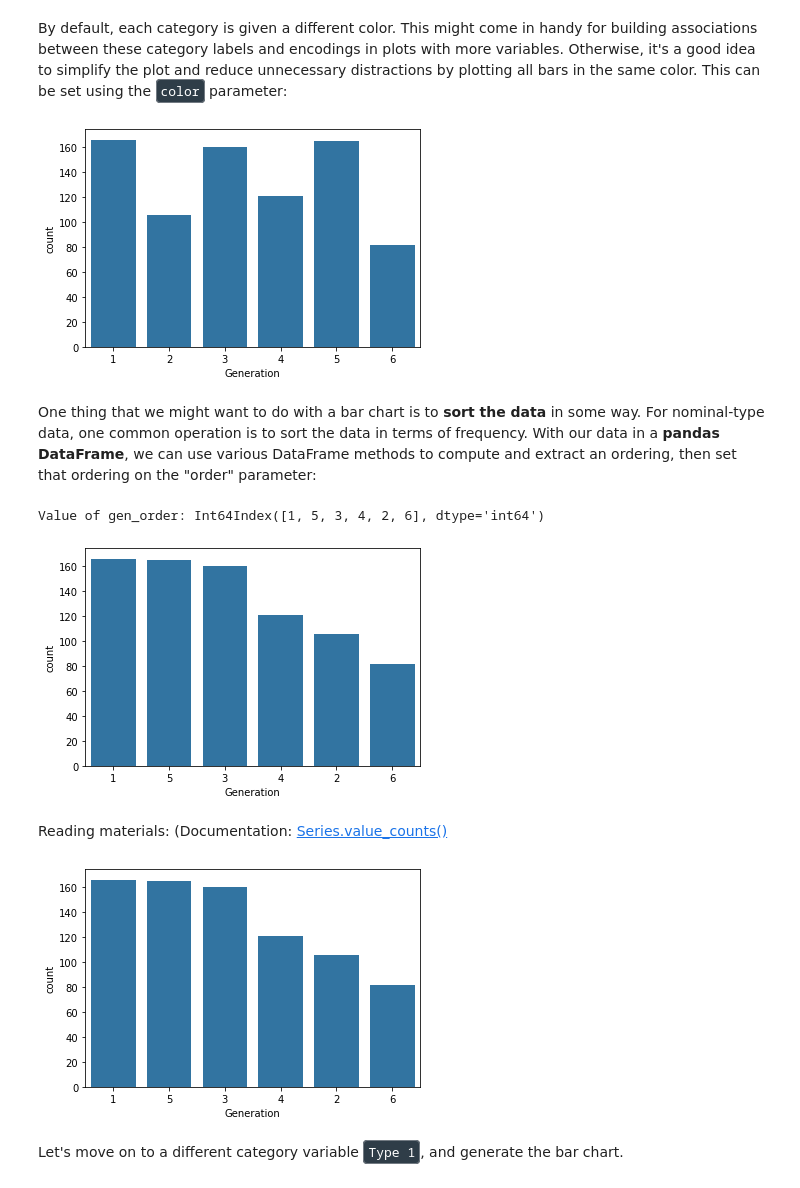
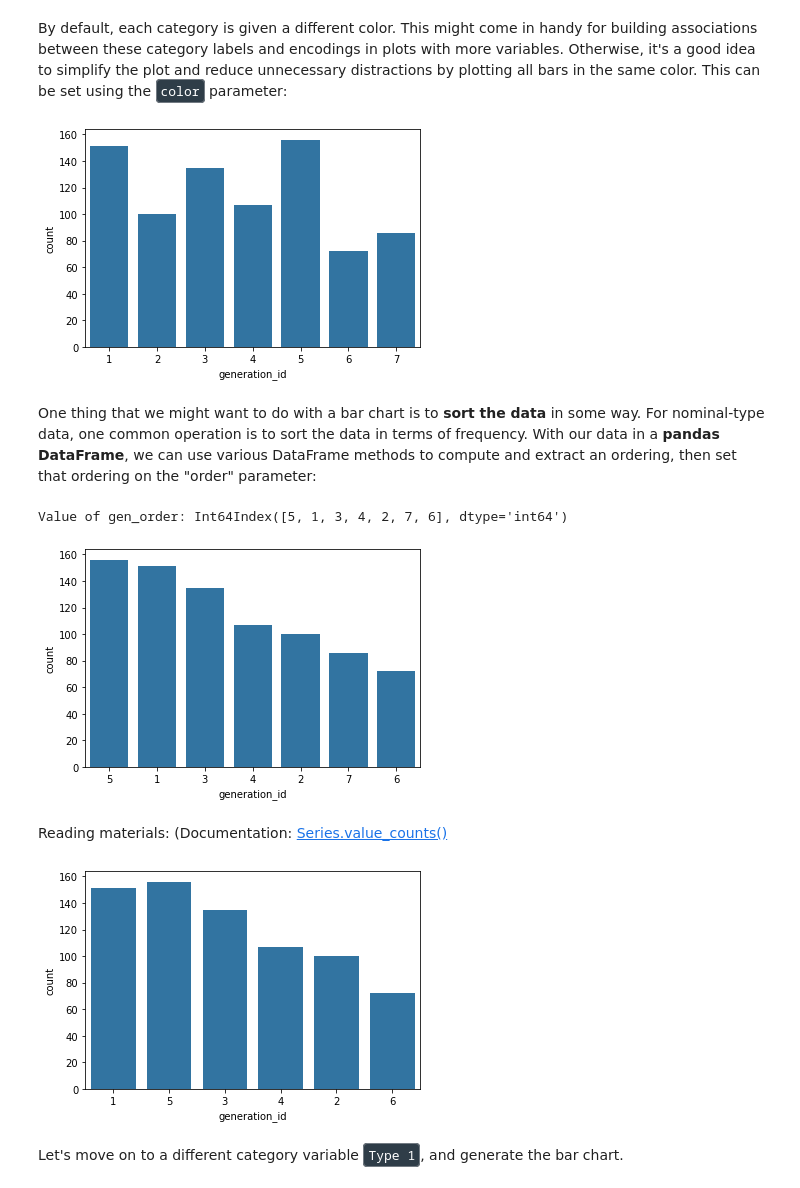
Before and after one commit to monaen/FDHS-2022Spring, a Jupyter notebook: projects/Matplotlib and Seaborn.ipynb, the cells around one changed output. Drawn from its saved outputs; the diff is of its cells as text; code cells hidden in the pictures.

```diff
--- a/projects/Matplotlib and Seaborn.ipynb
+++ b/projects/Matplotlib and Seaborn.ipynb
@@ -23,7 +23,7 @@ import seaborn as sb
 # magic command: allow plots to be rendered directly inside the notebook
 %matplotlib inline
 # %%
-pokemon = pd.read_csv('../data/pokemon.csv')
+pokemon = pd.read_csv('../data/pokemon2.csv')
 print(pokemon.shape, type(pokemon))
 pokemon.head(5)
 # %% [output]
@@ -72,33 +72,33 @@ By default, each category is given a different color. This might come in handy f
 # %%
 # Unify the color to make the plot cleaner
 # ----------------------------------------
 base_color = sb.color_palette()[0]  # select the first color in the panel as the bar color
 
-sb.countplot(data = pokemon, x = 'Generation', color=base_color);  # setting the color through
-                                                                  # color argument
+sb.countplot(data = pokemon, x = 'generation_id', color=base_color);  # setting the color through
+                                                                      # color argument
 # %% [output]
-[figure, old version]
+[figure, new version]
 # %% [markdown]
 One thing that we might want to do with a bar chart is to **sort the data** in some way. For nominal-type data, one common operation is to sort the data in terms of frequency. With our data in a **pandas DataFrame**, we can use various DataFrame methods to compute and extract an ordering, then set that ordering on the "order" parameter:
 # %%
 base_color = sb.color_palette()[0]
 
 # use value_counts() method to sort the number list
-gen_order = pokemon['Generation'].value_counts().index
+gen_order = pokemon['generation_id'].value_counts().index
 print('Value of gen_order:', gen_order)  # show what the gen_order looks like
 
 # Plot the ordered bar chart by setting the order argument
-sb.countplot(data = pokemon, x = 'Generation', color = base_color, order = gen_order);
+sb.countplot(data = pokemon, x = 'generation_id', color = base_color, order = gen_order);
 # %% [output]
-Value of gen_order: Int64Index([1, 5, 3, 4, 2, 6], dtype='int64')
+Value of gen_order: Int64Index([5, 1, 3, 4, 2, 7, 6], dtype='int64')
-[figure, old version]
+[figure, new version]
 # %% [markdown]
 Reading materials: (Documentation: [Series.value_counts()](https://pandas.pydata.org/pandas-docs/stable/generated/pandas.Series.value_counts.html)
 # %%
 # Notice: you can also sort the bar plot manually.
-sb.countplot(data = pokemon, x = 'Generation', color = base_color, order = [1, 5, 3, 4, 2, 6]);
+sb.countplot(data = pokemon, x = 'generation_id', color = base_color, order = [1, 5, 3, 4, 2, 6]);
 # %% [output]
-[figure, old version]
+[figure, new version]
 # %% [markdown]
 Let's move on to a different category variable <code style="color:#fff;background-color:#2f3d48;border-radius: 4px;border: 1px solid #737b83;padding: 2px 4px">Type 1</code>, and generate the bar chart.
 # %%
```
Also changed, not shown: parts of 62 cells of this notebook.
